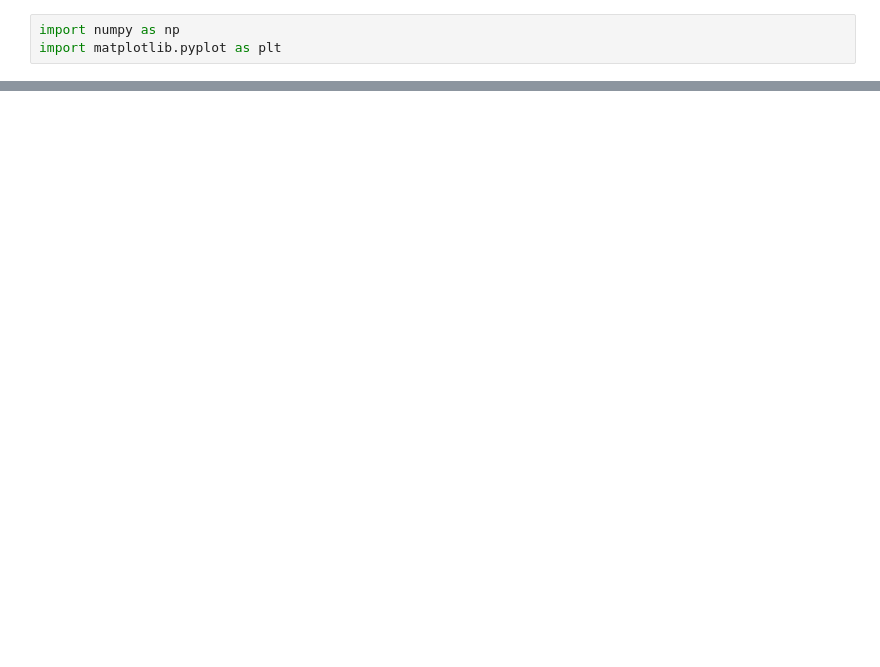
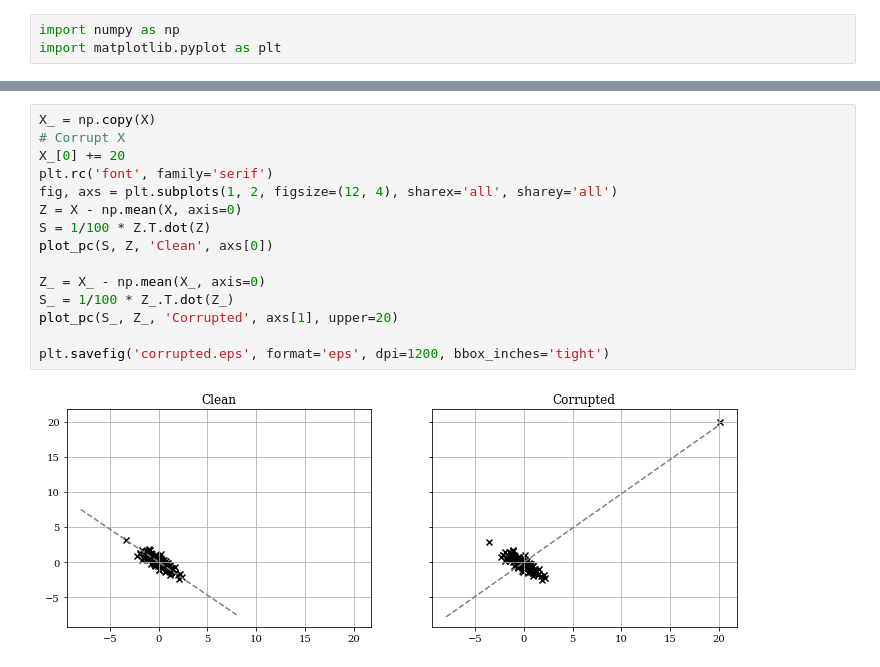
Before and after one commit to jase-clarkson/mini_1, a Jupyter notebook: pca_reconstruction.ipynb, the cells around one changed output, grey strips where cells are left out. Saved outputs shown, nothing was run; the diff lists cells and outputs as text; blank space fills up the shorter version.

```diff
--- a/pca_reconstruction.ipynb
+++ b/pca_reconstruction.ipynb
@@ -56,0 +41,17 @@ NameError: name 'X' is not defined
+# %%
+X_ = np.copy(X)
+# Corrupt X
+X_[0] += 20
+plt.rc('font', family='serif')
+fig, axs = plt.subplots(1, 2, figsize=(12, 4), sharex='all', sharey='all')
+Z = X - np.mean(X, axis=0)
+S = 1/100 * Z.T.dot(Z)
+plot_pc(S, Z, 'Clean', axs[0])
+
+Z_ = X_ - np.mean(X_, axis=0)
+S_ = 1/100 * Z_.T.dot(Z_)
+plot_pc(S_, Z_, 'Corrupted', axs[1], upper=20)
+
+plt.savefig('corrupted.eps', format='eps', dpi=1200, bbox_inches='tight')
+# %% [output]
+[figure, added]
```
Also changed, not shown: parts of 5 cells of this notebook.
